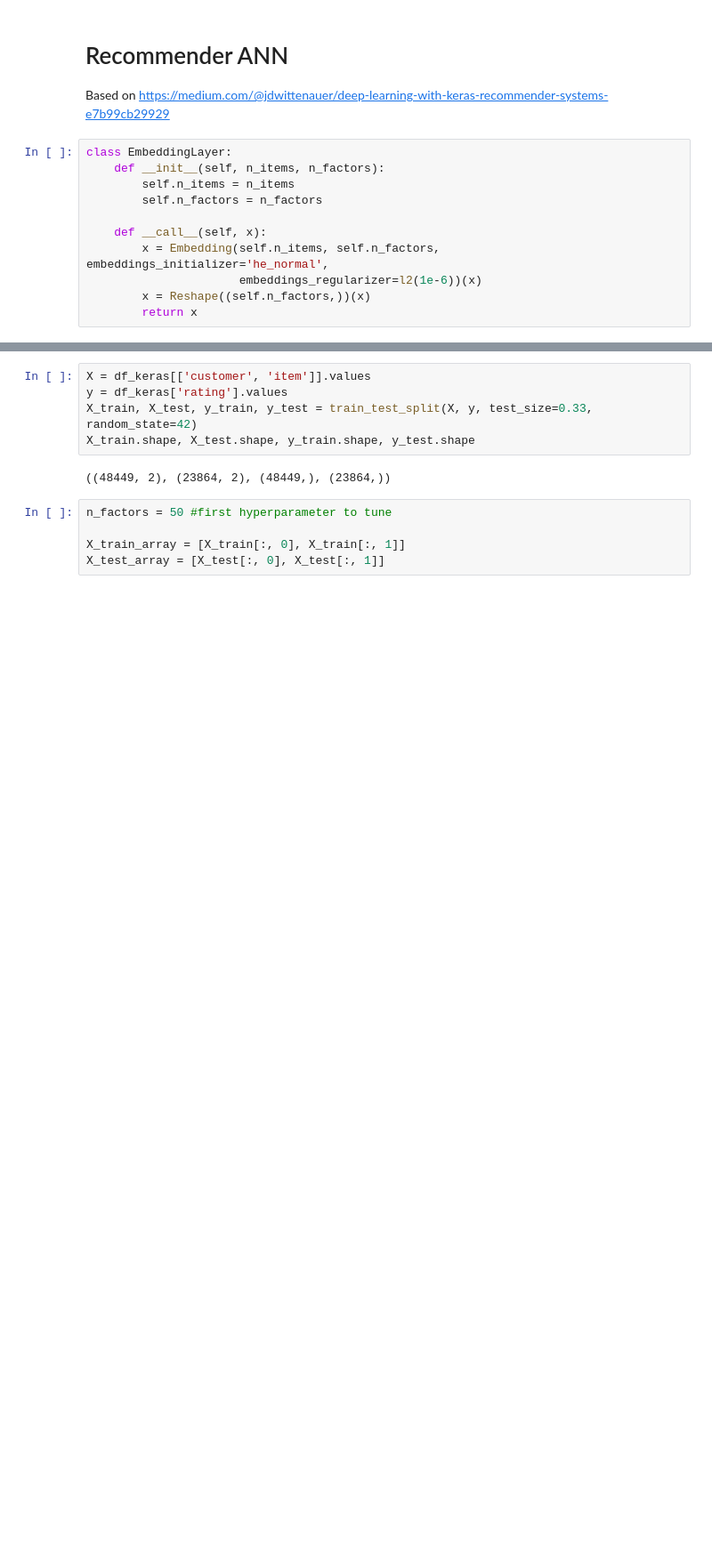
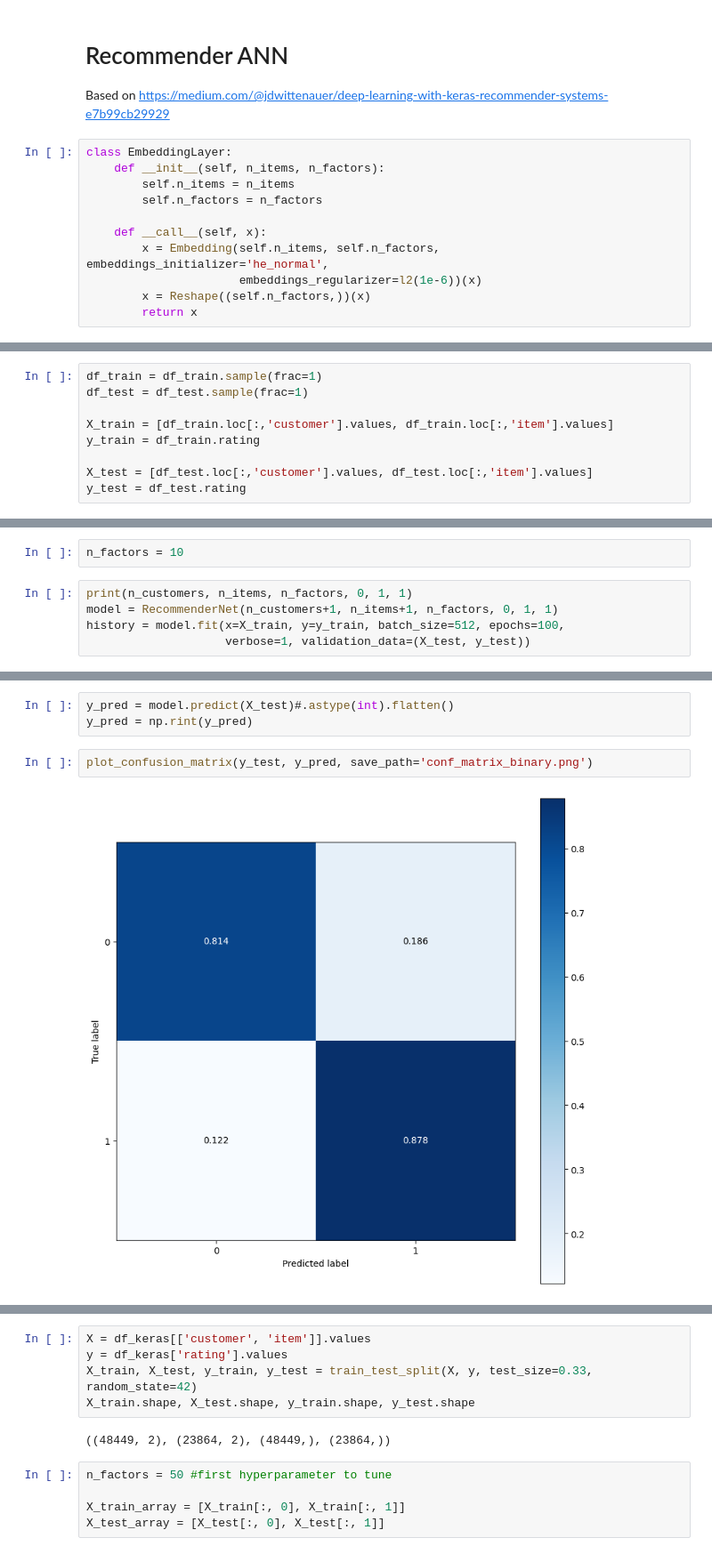
Before and after one commit to georgezefko/E-Commerce-Data-Analysis-Recommender-System, a Jupyter notebook: DL_recommender_classifier.ipynb, the cells around one changed output, grey strips where cells are left out. Shown: that part at 89% size. Cells and saved outputs as stored; diff of their text form; blank space fills up the shorter version.

```diff
--- a/DL_recommender_classifier.ipynb
+++ b/DL_recommender_classifier.ipynb
@@ -136,0 +229,9 @@ n_customers, n_items, min_rating, max_rating
+# %%
+df_train = df_train.sample(frac=1)
+df_test = df_test.sample(frac=1)
+
+X_train = [df_train.loc[:,'customer'].values, df_train.loc[:,'item'].values]
+y_train = df_train.rating
+
+X_test = [df_test.loc[:,'customer'].values, df_test.loc[:,'item'].values]
+y_test = df_test.rating
@@ -136,0 +276,7 @@ n_customers, n_items, min_rating, max_rating
+# %%
+n_factors = 10
+# %%
+print(n_customers, n_items, n_factors, 0, 1, 1)
+model = RecommenderNet(n_customers+1, n_items+1, n_factors, 0, 1, 1)
+history = model.fit(x=X_train, y=y_train, batch_size=512, epochs=100,
+                    verbose=1, validation_data=(X_test, y_test))
@@ -136,0 +306,7 @@ n_customers, n_items, min_rating, max_rating
+# %%
+y_pred = model.predict(X_test)#.astype(int).flatten()
+y_pred = np.rint(y_pred)
+# %%
+plot_confusion_matrix(y_test, y_pred, save_path='conf_matrix_binary.png')
+# %% [output]
+[figure, added]
```
Also changed, not shown: parts of 36 cells of this notebook, 6 other files.
